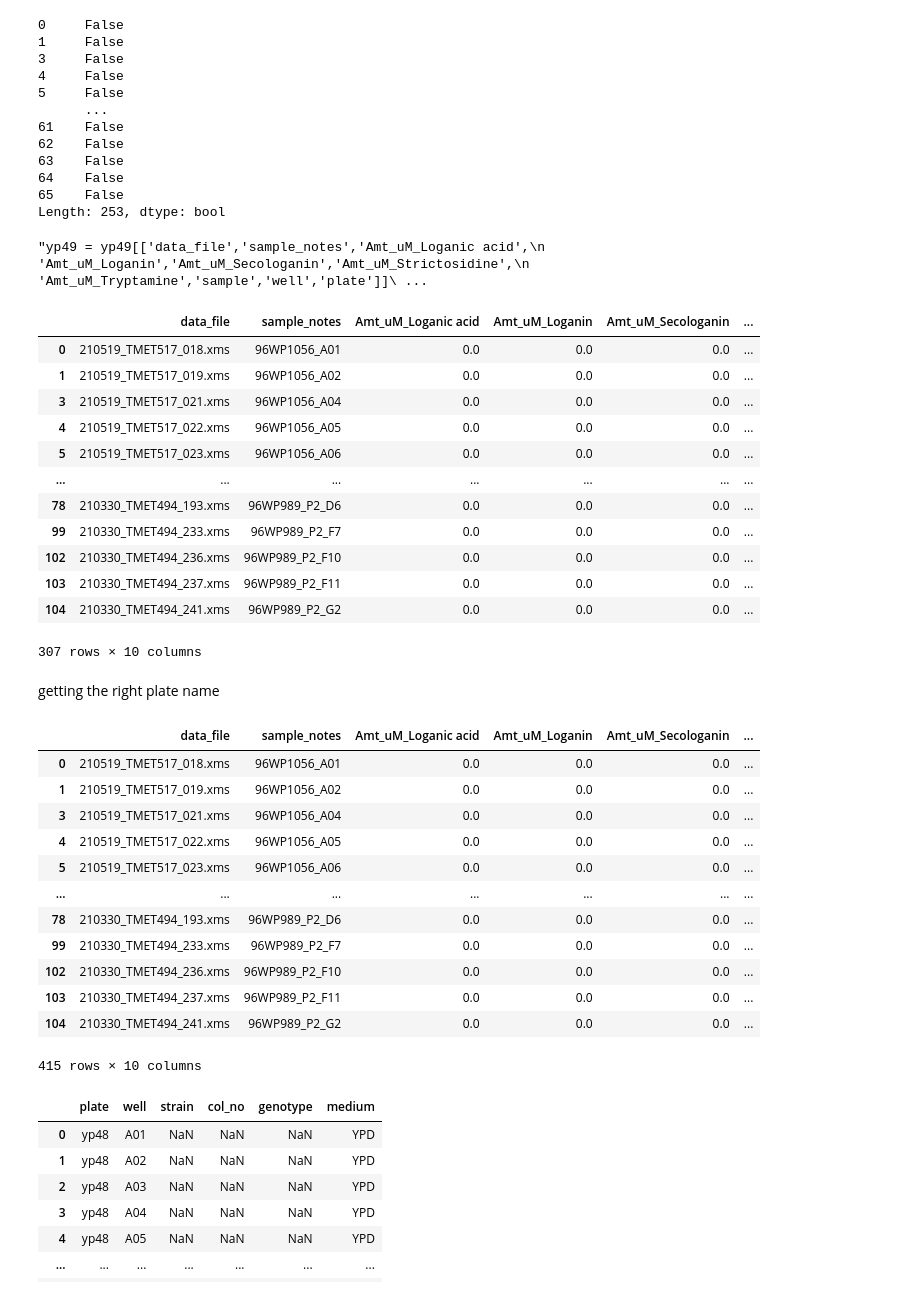
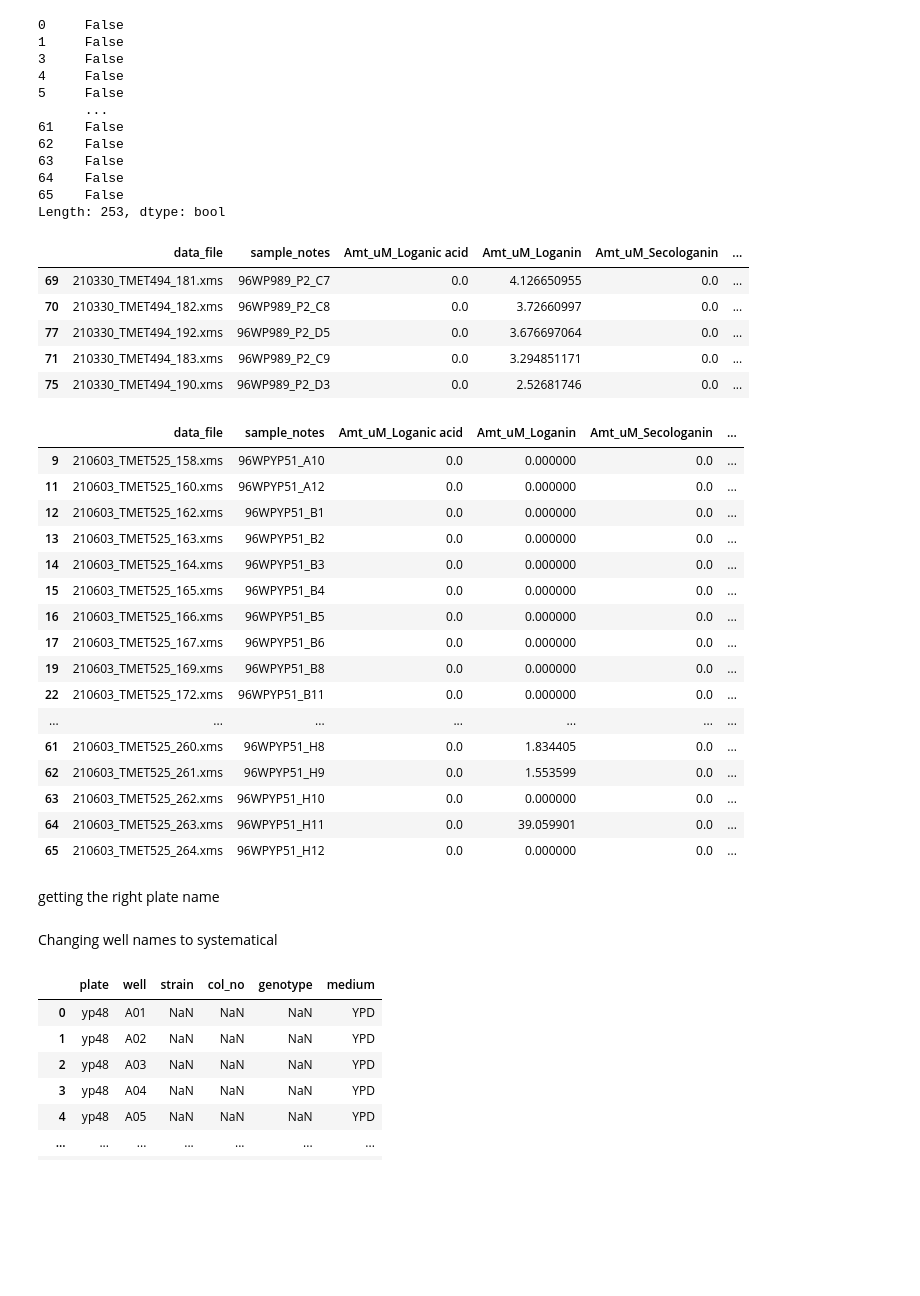
Before and after one commit to hiyama341/ConStrain, a Jupyter notebook: notebooks/5-TEST-Library_Characterization.ipynb, the cells around one changed output. Drawn from its saved outputs; the diff is of its cells as text; code cells hidden in the pictures; blank space fills up the shorter version.

```diff
--- a/notebooks/5-TEST-Library_Characterization.ipynb
+++ b/notebooks/5-TEST-Library_Characterization.ipynb
@@ -514,26 +517,34 @@ bool_series
 65    False
 Length: 253, dtype: bool
 # %%
-'''yp49 = yp49[['data_file','sample_notes','Amt_uM_Loganic acid',
+yp49 = yp49[['data_file','sample_notes','Amt_uM_Loganic acid',
              'Amt_uM_Loganin','Amt_uM_Secologanin','Amt_uM_Strictosidine',
              'Amt_uM_Tryptamine','sample','well','plate']]
-
-'''
+yp49.head()
 # %% [output]
-"yp49 = yp49[['data_file','sample_notes','Amt_uM_Loganic acid',\n             'Amt_uM_Loganin','Amt_uM_Secologanin','Amt_uM_Strictosidine',\n             'Amt_uM_Tryptamine','sample','well','plate']]\ ...
+|  | data_file | sample_notes | Amt_uM_Loganic acid | Amt_uM_Loganin | Amt_uM_Secologanin | ... |
+| 69 | 210330_TMET494_181.xms | 96WP989_P2_C7 | 0.0 | 4.126650955 | 0.0 | ... |
+| 70 | 210330_TMET494_182.xms | 96WP989_P2_C8 | 0.0 | 3.72660997 | 0.0 | ... |
+| 77 | 210330_TMET494_192.xms | 96WP989_P2_D5 | 0.0 | 3.676697064 | 0.0 | ... |
+| 71 | 210330_TMET494_183.xms | 96WP989_P2_C9 | 0.0 | 3.294851171 | 0.0 | ... |
+| 75 | 210330_TMET494_190.xms | 96WP989_P2_D3 | 0.0 | 2.52681746 | 0.0 | ... |
 # %%
-results_copy
+results_copy.tail(50)
 # %% [output]
 |  | data_file | sample_notes | Amt_uM_Loganic acid | Amt_uM_Loganin | Amt_uM_Secologanin | ... |
-| 0 | 210519_TMET517_018.xms | 96WP1056_A01 | 0.0 | 0.0 | 0.0 | ... |
-| 1 | 210519_TMET517_019.xms | 96WP1056_A02 | 0.0 | 0.0 | 0.0 | ... |
-| 3 | 210519_TMET517_021.xms | 96WP1056_A04 | 0.0 | 0.0 | 0.0 | ... |
-| 4 | 210519_TMET517_022.xms | 96WP1056_A05 | 0.0 | 0.0 | 0.0 | ... |
-| 5 | 210519_TMET517_023.xms | 96WP1056_A06 | 0.0 | 0.0 | 0.0 | ... |
+| 9 | 210603_TMET525_158.xms | 96WPYP51_A10 | 0.0 | 0.000000 | 0.0 | ... |
+| 11 | 210603_TMET525_160.xms | 96WPYP51_A12 | 0.0 | 0.000000 | 0.0 | ... |
+| 12 | 210603_TMET525_162.xms | 96WPYP51_B1 | 0.0 | 0.000000 | 0.0 | ... |
+| 13 | 210603_TMET525_163.xms | 96WPYP51_B2 | 0.0 | 0.000000 | 0.0 | ... |
+| 14 | 210603_TMET525_164.xms | 96WPYP51_B3 | 0.0 | 0.000000 | 0.0 | ... |
+| 15 | 210603_TMET525_165.xms | 96WPYP51_B4 | 0.0 | 0.000000 | 0.0 | ... |
+| 16 | 210603_TMET525_166.xms | 96WPYP51_B5 | 0.0 | 0.000000 | 0.0 | ... |
+| 17 | 210603_TMET525_167.xms | 96WPYP51_B6 | 0.0 | 0.000000 | 0.0 | ... |
+| 19 | 210603_TMET525_169.xms | 96WPYP51_B8 | 0.0 | 0.000000 | 0.0 | ... |
+| 22 | 210603_TMET525_172.xms | 96WPYP51_B11 | 0.0 | 0.000000 | 0.0 | ... |
 | ... | ... | ... | ... | ... | ... | ... |
-| 78 | 210330_TMET494_193.xms | 96WP989_P2_D6 | 0.0 | 0.0 | 0.0 | ... |
-| 99 | 210330_TMET494_233.xms | 96WP989_P2_F7 | 0.0 | 0.0 | 0.0 | ... |
-| 102 | 210330_TMET494_236.xms | 96WP989_P2_F10 | 0.0 | 0.0 | 0.0 | ... |
-| 103 | 210330_TMET494_237.xms | 96WP989_P2_F11 | 0.0 | 0.0 | 0.0 | ... |
-| 104 | 210330_TMET494_241.xms | 96WP989_P2_G2 | 0.0 | 0.0 | 0.0 | ... |
+| 61 | 210603_TMET525_260.xms | 96WPYP51_H8 | 0.0 | 1.834405 | 0.0 | ... |
+| 62 | 210603_TMET525_261.xms | 96WPYP51_H9 | 0.0 | 1.553599 | 0.0 | ... |
+| 63 | 210603_TMET525_262.xms | 96WPYP51_H10 | 0.0 | 0.000000 | 0.0 | ... |
+| 64 | 210603_TMET525_263.xms | 96WPYP51_H11 | 0.0 | 39.059901 | 0.0 | ... |
+| 65 | 210603_TMET525_264.xms | 96WPYP51_H12 | 0.0 | 0.000000 | 0.0 | ... |
-307 rows × 10 columns
@@ -540,28 +553,2 @@ results_copy
 # %% [markdown]
 getting the right plate name
-# %%
-results_copy.loc[results_copy['plate'] == '96WP1056', 'plate'] = 'yp49'
-results_copy.loc[results_copy['plate'] == '96WPYP50', 'plate'] = 'yp50'
-results_copy.loc[results_copy['plate'] == '96WPYP51', 'plate'] = 'yp51'
-results_copy.loc[results_copy['plate'] == '96WPYP52', 'plate'] = 'yp52'
-
-# for standardization
-results_copy.loc[results_copy['plate'] == '96WPYP49', 'plate'] = 'yp49'
-
-# adding plate 49
-results_copy = pd.concat([results_copy, yp49])
-results_copy
-# %% [output]
-|  | data_file | sample_notes | Amt_uM_Loganic acid | Amt_uM_Loganin | Amt_uM_Secologanin | ... |
-| 0 | 210519_TMET517_018.xms | 96WP1056_A01 | 0.0 | 0.0 | 0.0 | ... |
-| 1 | 210519_TMET517_019.xms | 96WP1056_A02 | 0.0 | 0.0 | 0.0 | ... |
-| 3 | 210519_TMET517_021.xms | 96WP1056_A04 | 0.0 | 0.0 | 0.0 | ... |
-| 4 | 210519_TMET517_022.xms | 96WP1056_A05 | 0.0 | 0.0 | 0.0 | ... |
-| 5 | 210519_TMET517_023.xms | 96WP1056_A06 | 0.0 | 0.0 | 0.0 | ... |
-| ... | ... | ... | ... | ... | ... | ... |
-| 78 | 210330_TMET494_193.xms | 96WP989_P2_D6 | 0.0 | 0.0 | 0.0 | ... |
-| 99 | 210330_TMET494_233.xms | 96WP989_P2_F7 | 0.0 | 0.0 | 0.0 | ... |
-| 102 | 210330_TMET494_236.xms | 96WP989_P2_F10 | 0.0 | 0.0 | 0.0 | ... |
-| 103 | 210330_TMET494_237.xms | 96WP989_P2_F11 | 0.0 | 0.0 | 0.0 | ... |
-| 104 | 210330_TMET494_241.xms | 96WP989_P2_G2 | 0.0 | 0.0 | 0.0 | ... |
-415 rows × 10 columns
@@ -567,0 +569,2 @@ results_copy
+# %% [markdown]
+Changing well names to systematical
```
Also changed, not shown: parts of 32 cells of this notebook, 2 other files.
